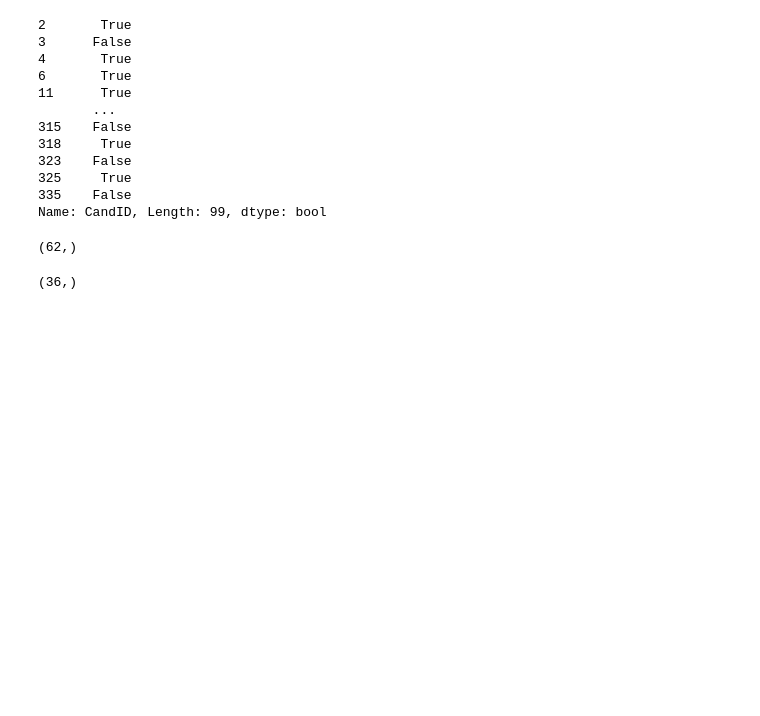
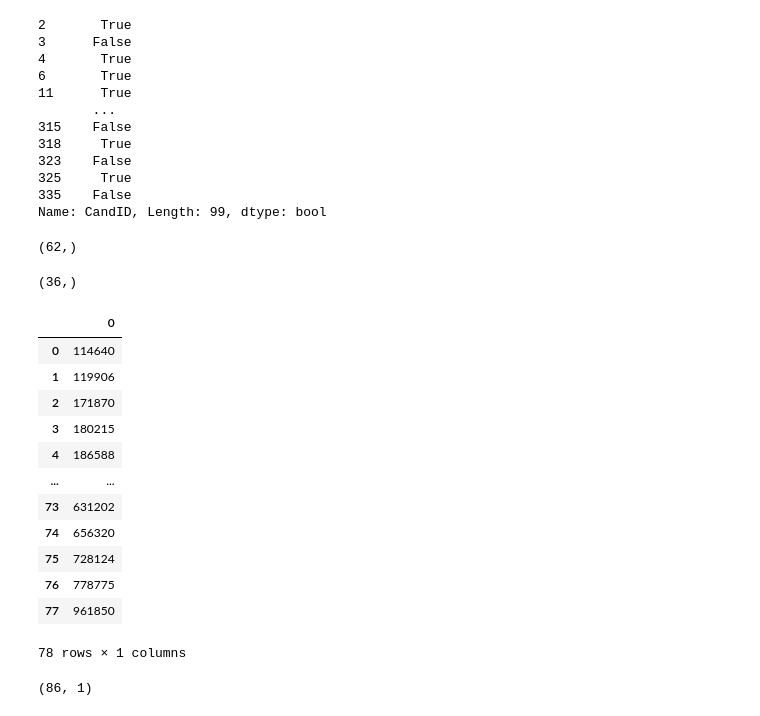
Before and after one commit to ahsanMah/braintypicality, a Jupyter notebook: dataset/IBIS.ipynb, the cells around one changed output. Drawn from its saved outputs; the diff is of its cells as text; code cells hidden in the pictures; blank space fills up the shorter version.

```diff
--- a/dataset/IBIS.ipynb
+++ b/dataset/IBIS.ipynb
@@ -134,4 +139,26 @@ outlier_keys = outliers[outliers.isin(subject_ids)]
 outlier_keys.shape
 # %% [output]
 (36,)
+# %%
+ds_control_keys = pd.read_csv("ds-sa_inlier_keys.txt", header=None).astype(np.int64)
+ds_control_keys
+# %% [output]
+|  | 0 |
+| 0 | 114640 |
+| 1 | 119906 |
+| 2 | 171870 |
+| 3 | 180215 |
+| 4 | 186588 |
+| ... | ... |
+| 73 | 631202 |
+| 74 | 656320 |
+| 75 | 728124 |
+| 76 | 778775 |
+| 77 | 961850 |
+78 rows × 1 columns
+# %%
+ibis_inlier_keys = pd.concat([inlier_keys, ds_control_keys]).drop_duplicates()
+ibis_inlier_keys.shape
+# %% [output]
+(86, 1)
 # %%
```
Also changed, not shown: parts of 10 cells of this notebook, 1 other file.
